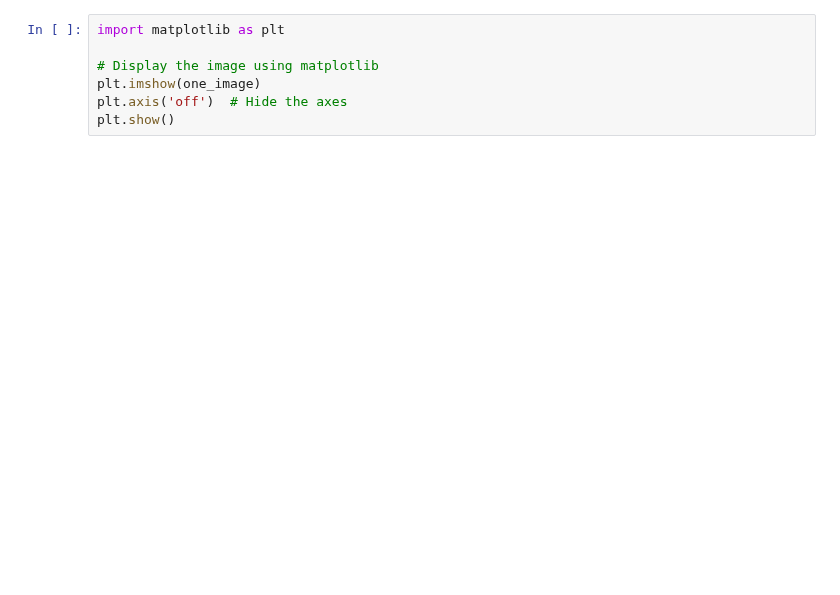
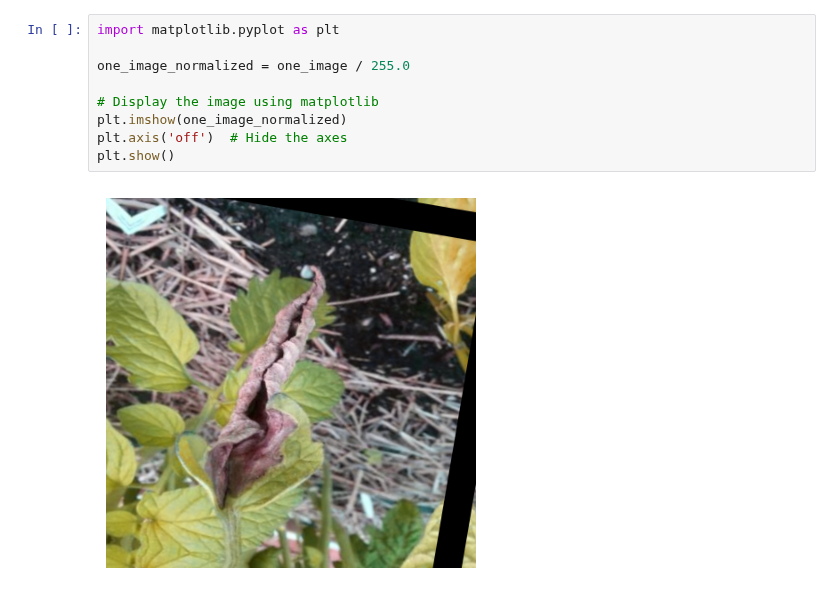
Before and after one commit to EdIzaguirre/plant-object-detection, a Jupyter notebook: src/debug_notebook.ipynb, the cells around one changed output. Drawn from its saved outputs; the diff is of its cells as text; blank space fills up the shorter version.

```diff
--- a/src/debug_notebook.ipynb
+++ b/src/debug_notebook.ipynb
@@ -48,9 +58,13 @@ print(one_image.shape)
 <class 'numpy.ndarray'>
 (416, 416, 3)
 # %%
-import matplotlib as plt
+import matplotlib.pyplot as plt
+
+one_image_normalized = one_image / 255.0
 
 # Display the image using matplotlib
-plt.imshow(one_image)
+plt.imshow(one_image_normalized)
 plt.axis('off')  # Hide the axes
 plt.show()
+# %% [output]
+[figure, added]
```
Also changed, not shown: parts of 3 cells of this notebook, 1 other file.
